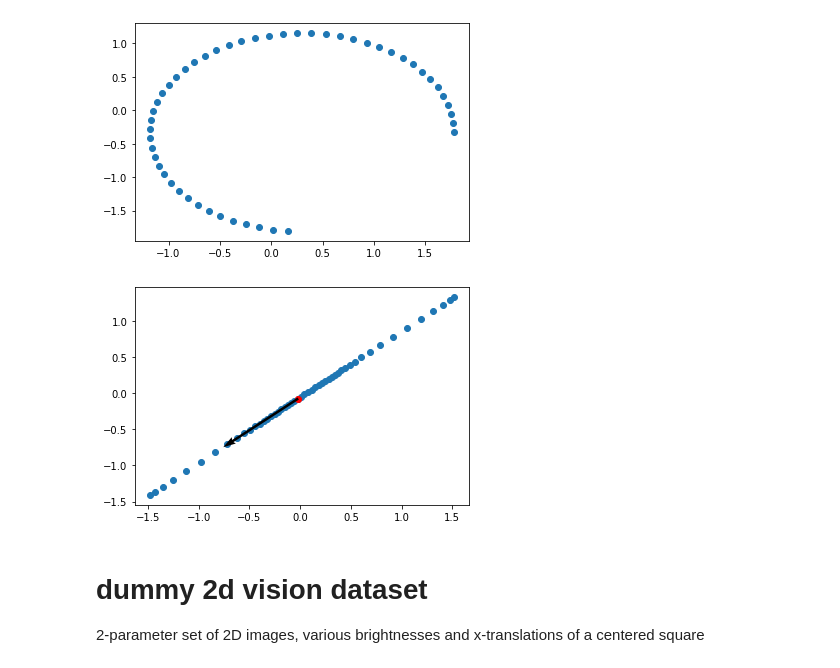
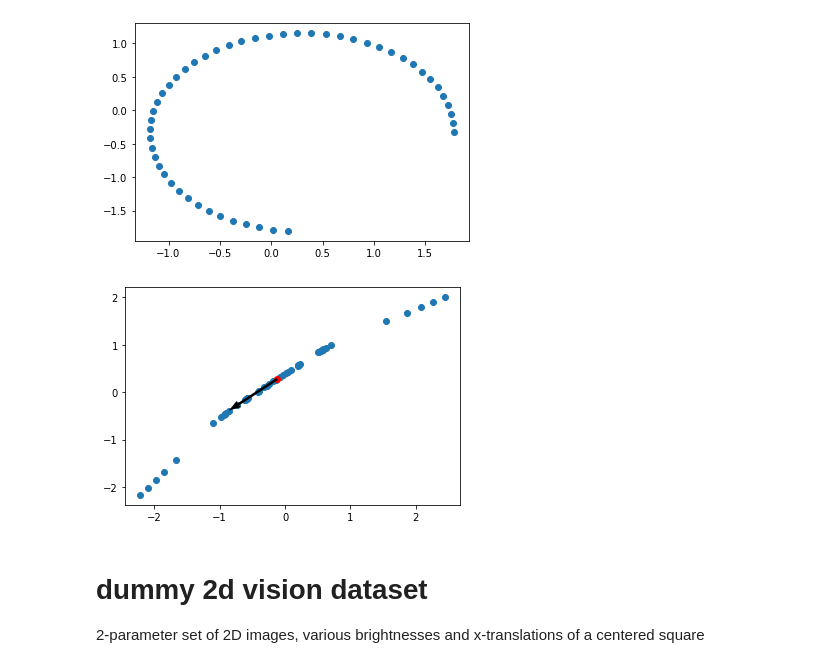
Before and after one commit to michael-psenka/manifold-linearization, a Jupyter notebook: test_files/cc_test.ipynb, the cells around one changed output. Drawn from its saved outputs; the diff is of its cells as text; code cells hidden in the pictures.

```diff
--- a/test_files/cc_test.ipynb
+++ b/test_files/cc_test.ipynb
@@ -724,38 +727,50 @@ plt.show()
 [figure]
 # %%
 # step and show
-
-for _ in range(5000):
+gamma=1
+for _ in range(1000):
 	# center of neighborhood selection
-	center = X[torch.randint(n, (1,)),:]
+	choice = torch.randint(n, (1,))
+	center = X[choice,:]
 
 	# weighted kernel from current selected point
 	kernel_eval = torch.exp(-gamma*torch.sum((X - center)**2, dim=1, keepdim=True))
 	kernel_eval = kernel_eval / torch.sum(kernel_eval) #tensor of shape R^(n x 1)
 
 	# weighted mean from current selected point
 	kernel_mean = torch.sum(kernel_eval*X, dim=0, keepdim=True)
+	# kernel_mean = center
+
+	# record original distances from kernel mean
+	X_dist = torch.norm(X - kernel_mean, dim=1, keepdim=True)
 
 	# find new kernel from new center
 	kernel_new = torch.exp(-gamma*torch.sum((X - kernel_mean)**2, dim=1, keepdim=True))
 	kernel_new = kernel_new / torch.sum(kernel_new)
 
 	# kernel pca
 	U, S, Vt = torch.linalg.svd(torch.sqrt(kernel_new)*(X - kernel_mean))
 
 	pca_kernel = Vt.T[:,:d_target]
 	# affine map
 	subspace_proj = ((X - kernel_mean)@pca_kernel)@pca_kernel.T + kernel_mean
 
-	# finally, compute POU using kernel
+	# compute POU using kernel
 	X = (1-kernel_new)*X + kernel_new*subspace_proj
+
+	# renormalize so kernel evaluation stays the same
+	dist_new = torch.norm(X - kernel_mean, dim=1, keepdim=True)
+	dist_new[dist_new == 0] = 1e-6
+	X = (X - kernel_mean) / dist_new  * X_dist + kernel_mean
 
 plt.scatter(X[:,0], X[:,1])
 plt.scatter(kernel_mean[:,0], kernel_mean[:,1], color='red')
 plt.quiver(kernel_mean[:,0], kernel_mean[:,1], pca_kernel[0], pca_kernel[1],scale_units='xy', angles='xy',scale=1)
 plt.show()
+
+# print(X)
 # %% [output]
-[figure, old version]
+[figure, new version]
 # %% [markdown]
 # dummy 2d vision dataset
 
```
Also changed, not shown: parts of 5 cells of this notebook.
